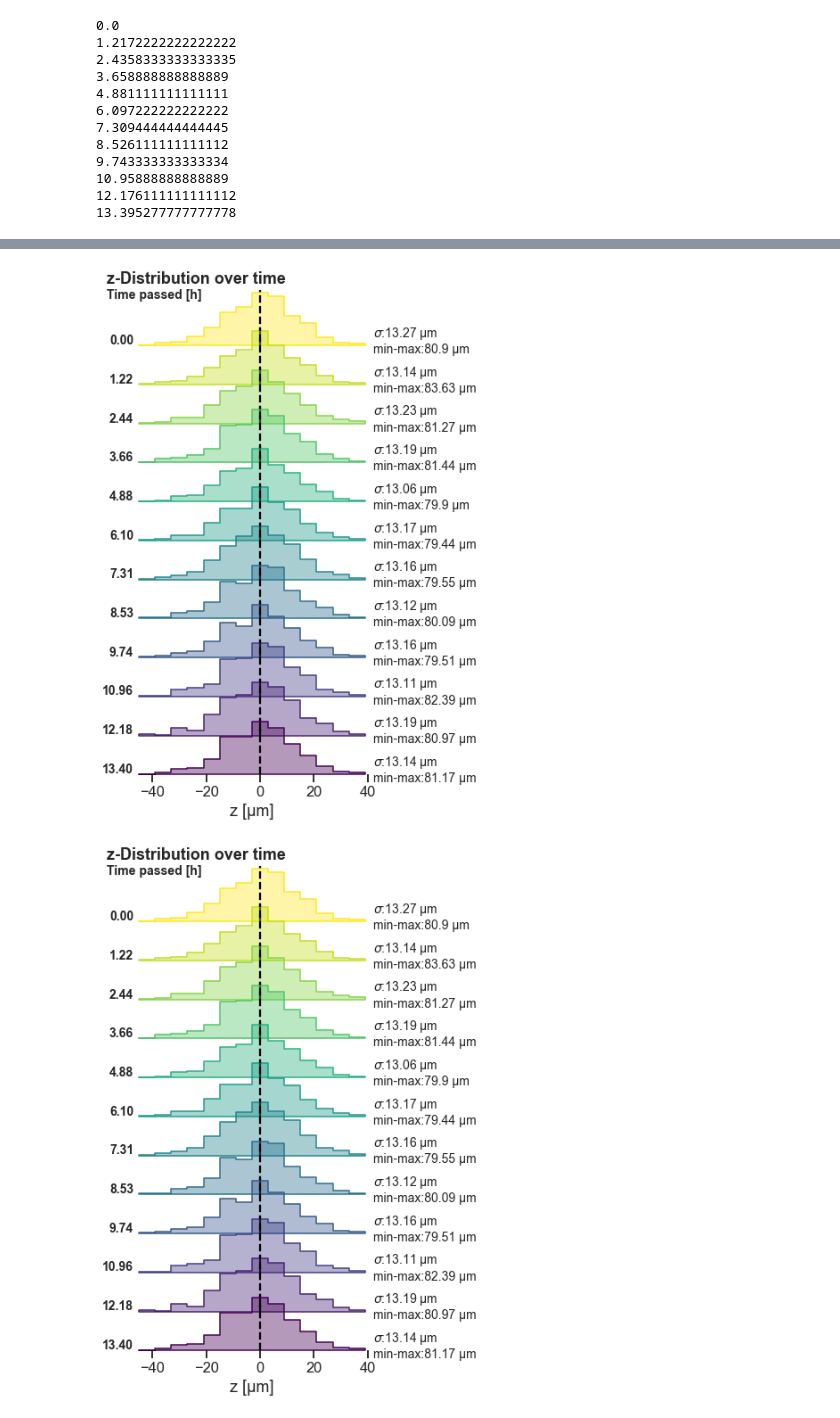
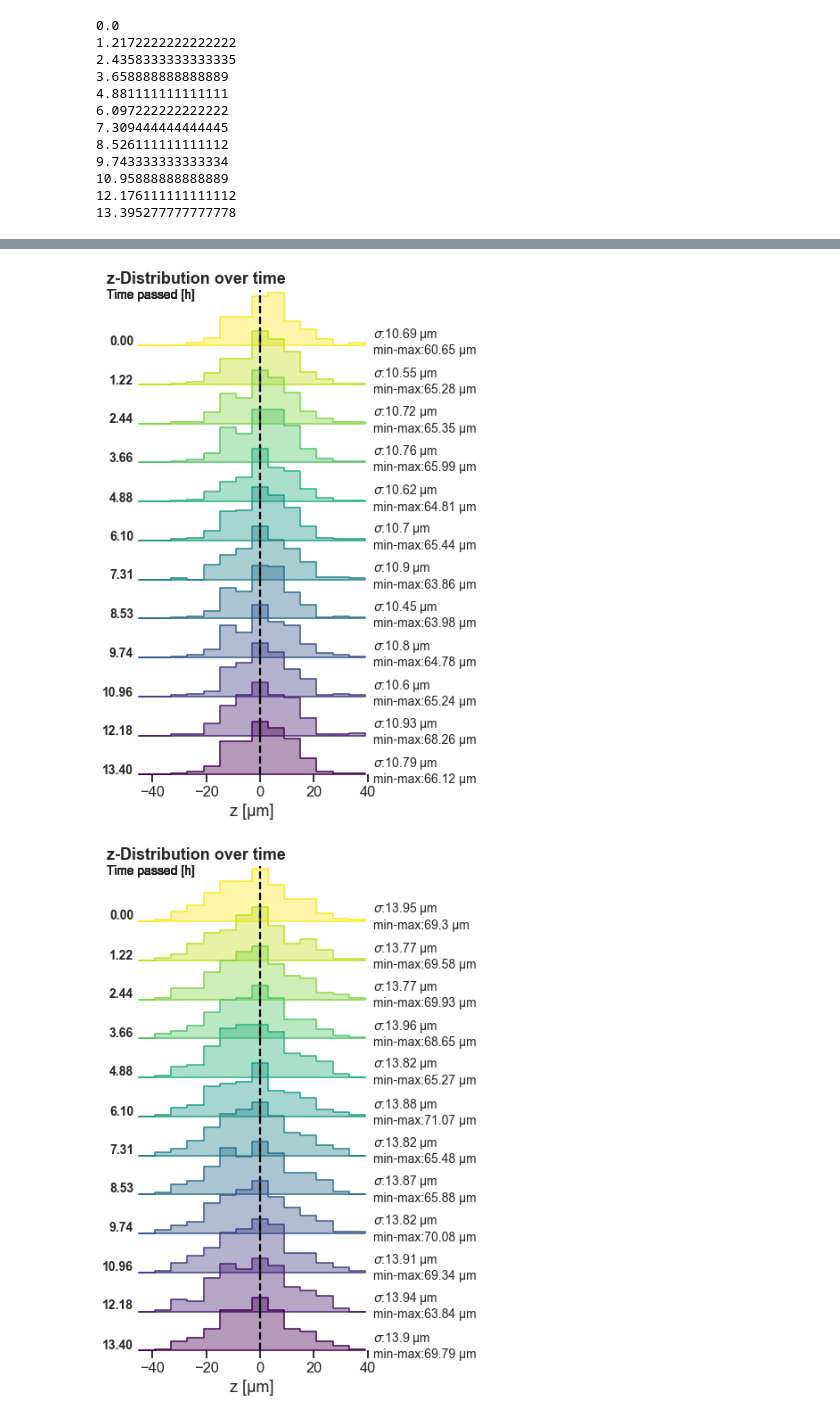
Before and after one commit to dbreitmoser/MADMAX_disk_analysis, a Jupyter notebook: analysis_notebooks/testing_function.ipynb, the cells around one changed output, grey strips where cells are left out. Drawn from its saved outputs; the diff is of its cells as text; code cells hidden in the pictures.

Commit message:
created nb to test and improve code functionality

```diff
--- a/analysis_notebooks/testing_function.ipynb
+++ b/analysis_notebooks/testing_function.ipynb
@@ -85,6 +85,10 @@ curing_triplets_df = tdu.df_convert_unix_to_datetime(curing_triplets_df)
 # %% [output]
 Reading data...
 Reading done
+# %%
+curing_triplets_df = tdu.filter_data(curing_triplets_df)
+curing_triplets_df.z = tdu.convert_mm_to_microns(curing_triplets_df.z)
+# curing_triplets_df.z = tdu.subtract_mean(curing_triplets_df.z)
 # %%
 curing_triplets_df.tail()
 # %% [output]
@@ -468,17 +472,27 @@ tdp.control_plots(filter_test, z_col='z_mean', hist_log=False)
 [figure]
 [figure]
 # %%
-def data_process_pipeline(signal_raw_df, background_raw_df):
+
+def data_process_pipeline(signal_raw_df, background_raw_df,
+                            point_cut_sig=True,
+                            mm_cut_sig=True,
+                            median_hex_cut_sig=True,
+                            point_cut_bg=True,
+                            mm_cut_bg=True,
+                            median_hex_cut_bg=True,
+                            ):
     print('Background Data:')
     background_pt,_ = preprocess_data(background_raw_df,
                     precut_check=False,
                     postcut_check=False,
-                    point_cut=True, mm_cut=True, median_hex_cut=True,)
+                    point_cut=point_cut_sig,
+                    mm_cut=mm_cut_sig,
+                    median_hex_cut=median_hex_cut_sig,)
     print('Signal Data:')
     singal_pt,_ = preprocess_data(signal_raw_df,
                 precut_check=False,
                 postcut_check=False,
-                point_cut=True, mm_cut=True, median_hex_cut=True,)
+                point_cut=point_cut_bg, mm_cut=mm_cut_bg, median_hex_cut=median_hex_cut_bg,)
     diff_pt = tdu.subtract_mean_measurements(singal_pt, background_pt)
     diff_pt.z_err = tdu.convert_mm_to_microns(diff_pt.z_err)
     diff_pt = tdu.add_triplet_color_label(diff_pt)
@@ -508,9 +522,19 @@ for col in ['blue', 'brown', 'yellow']:
 # %%
-def process_curing_data(full_signal_raw_df, background_raw_df):
+def process_curing_data(full_signal_raw_df, background_raw_df,
+                        point_cut_sig=True,
+                        mm_cut_sig=True,
+                        median_hex_cut_sig=True,
+                        point_cut_bg=True,
+                        mm_cut_bg=True,
+                        median_hex_cut_bg=True,):
     measurements_dict_pt = {}
     for run in full_signal_raw_df.run_nr.unique():
         data_single_run = full_signal_raw_df.loc[full_signal_raw_df.run_nr == run, :]
-        data_single_run_pt = data_process_pipeline(data_single_run, background_raw_df)
+        data_single_run_pt = data_process_pipeline(data_single_run, background_raw_df,
+                                                    point_cut=point_cut_sig,
+                                                    mm_cut=mm_cut_sig,
+                                                    median_hex_cut=median_hex_cut_sig,
+                             point_cut=point_cut_bg, mm_cut=mm_cut_bg, median_hex_cut=median_hex_cut_bg,,)
         data_single_run_pt['run_nr'] = run
         measurements_dict_pt[f'run_nr_{run}'] = data_single_run_pt
     return measurements_dict_pt
@@ -775,4 +798,4 @@ for row in plot_runs.itertuples():
 # %%
 for col in ['blue', 'brown', 'yellow']:
-    plot_dist_joyplot(dict_test, time_format='%H:%M', figsize=(5,10), summary_statistics=True)
+    plot_dist_joyplot(dict_test, triplet_color=col, time_format='%H:%M', figsize=(5,10), summary_statistics=True)
 # %% [output]
@@ -780,2 +803,2 @@ for col in ['blue', 'brown', 'yellow']:
-[figure, old version]
+[figure, new version]
-[figure, old version]
+[figure, new version]
```
Also changed, not shown: parts of 44 cells of this notebook.
